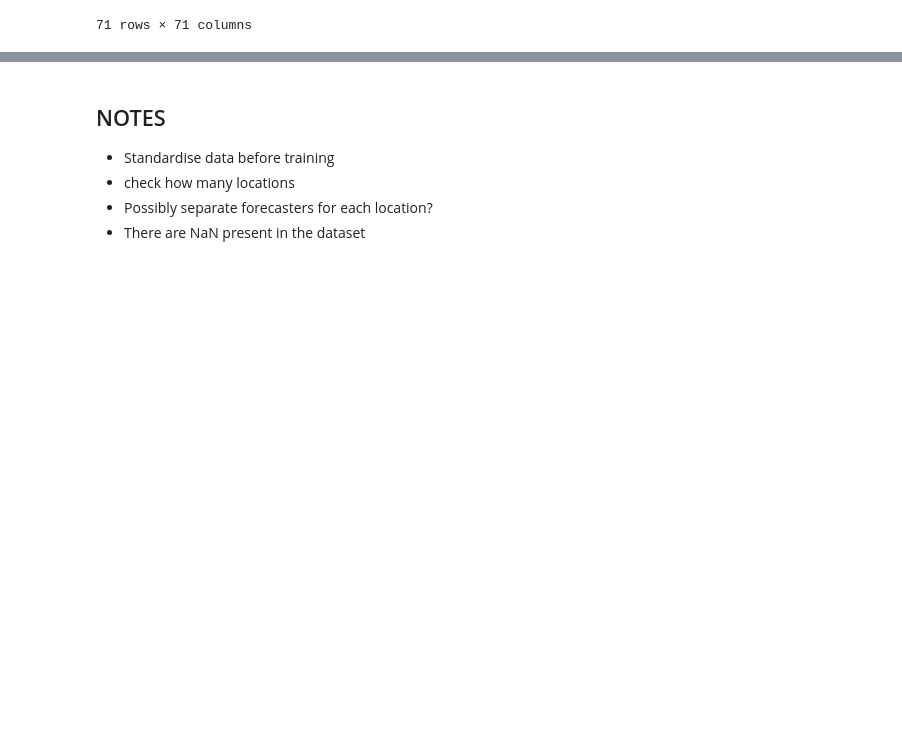
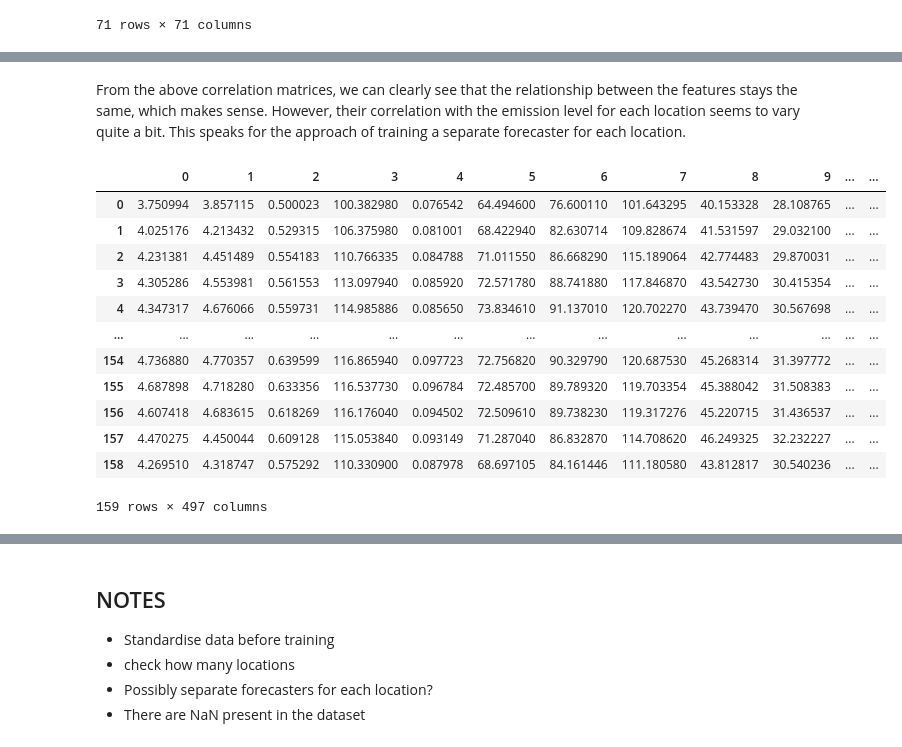
Before and after one commit to NiclasFenton-Wiegleb/Kaggle-Predict-CO2-Emissions-in-Rwanda, a Jupyter notebook: predict-emissions-rwanda.ipynb, the cells around one changed output, grey strips where cells are left out. Drawn from its saved outputs; the diff is of its cells as text; code cells hidden in the pictures; blank space fills up the shorter version.

```diff
--- a/predict-emissions-rwanda.ipynb
+++ b/predict-emissions-rwanda.ipynb
@@ -203,0 +291,35 @@ corr
+# %% [markdown]
+From the above correlation matrices, we can clearly see that the relationship between the features stays the same, which makes sense. However, their correlation with the emission level for each location seems to vary quite a bit. This speaks for the approach of training a separate forecaster for each location.
+# %%
+#Let's explore the relationships between locations
+#We need to create a dataframe with the emission levels for each site at each timepoint
+import pandas as pd
+
+df_locations = pd.DataFrame(columns=range(len(df["coordinates"].unique())))
+
+loc_counter = 0
+
+for loc in df["coordinates"].unique():
+
+    df_loc = df[df["coordinates"] == loc]
+
+    emission_ls = list(df_loc["emission"])
+    df_locations[loc_counter] = emission_ls
+
+    loc_counter += 1
+
+df_locations
+# %% [output]
+|  | 0 | 1 | 2 | 3 | 4 | 5 | 6 | 7 | 8 | 9 | ... | ... |
+| 0 | 3.750994 | 3.857115 | 0.500023 | 100.382980 | 0.076542 | 64.494600 | 76.600110 | 101.643295 | 40.153328 | 28.108765 | ... | ... |
+| 1 | 4.025176 | 4.213432 | 0.529315 | 106.375980 | 0.081001 | 68.422940 | 82.630714 | 109.828674 | 41.531597 | 29.032100 | ... | ... |
+| 2 | 4.231381 | 4.451489 | 0.554183 | 110.766335 | 0.084788 | 71.011550 | 86.668290 | 115.189064 | 42.774483 | 29.870031 | ... | ... |
+| 3 | 4.305286 | 4.553981 | 0.561553 | 113.097940 | 0.085920 | 72.571780 | 88.741880 | 117.846870 | 43.542730 | 30.415354 | ... | ... |
+| 4 | 4.347317 | 4.676066 | 0.559731 | 114.985886 | 0.085650 | 73.834610 | 91.137010 | 120.702270 | 43.739470 | 30.567698 | ... | ... |
+| ... | ... | ... | ... | ... | ... | ... | ... | ... | ... | ... | ... | ... |
+| 154 | 4.736880 | 4.770357 | 0.639599 | 116.865940 | 0.097723 | 72.756820 | 90.329790 | 120.687530 | 45.268314 | 31.397772 | ... | ... |
+| 155 | 4.687898 | 4.718280 | 0.633356 | 116.537730 | 0.096784 | 72.485700 | 89.789320 | 119.703354 | 45.388042 | 31.508383 | ... | ... |
+| 156 | 4.607418 | 4.683615 | 0.618269 | 116.176040 | 0.094502 | 72.509610 | 89.738230 | 119.317276 | 45.220715 | 31.436537 | ... | ... |
+| 157 | 4.470275 | 4.450044 | 0.609128 | 115.053840 | 0.093149 | 71.287040 | 86.832870 | 114.708620 | 46.249325 | 32.232227 | ... | ... |
+| 158 | 4.269510 | 4.318747 | 0.575292 | 110.330900 | 0.087978 | 68.697105 | 84.161446 | 111.180580 | 43.812817 | 30.540236 | ... | ... |
+159 rows × 497 columns
```
Also changed, not shown: parts of 11 cells of this notebook.
